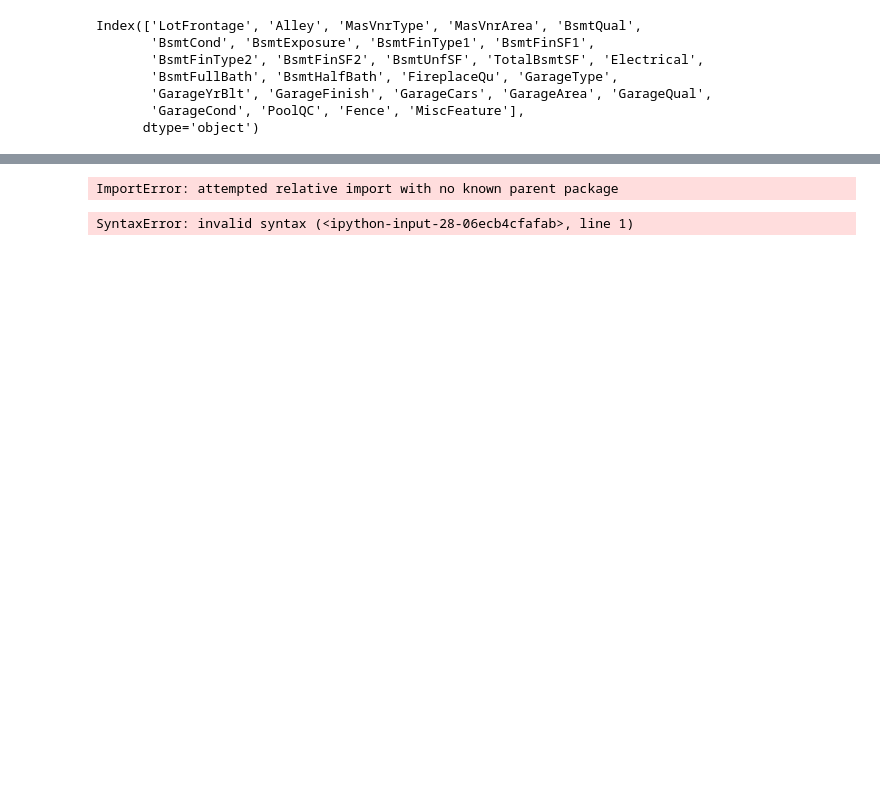
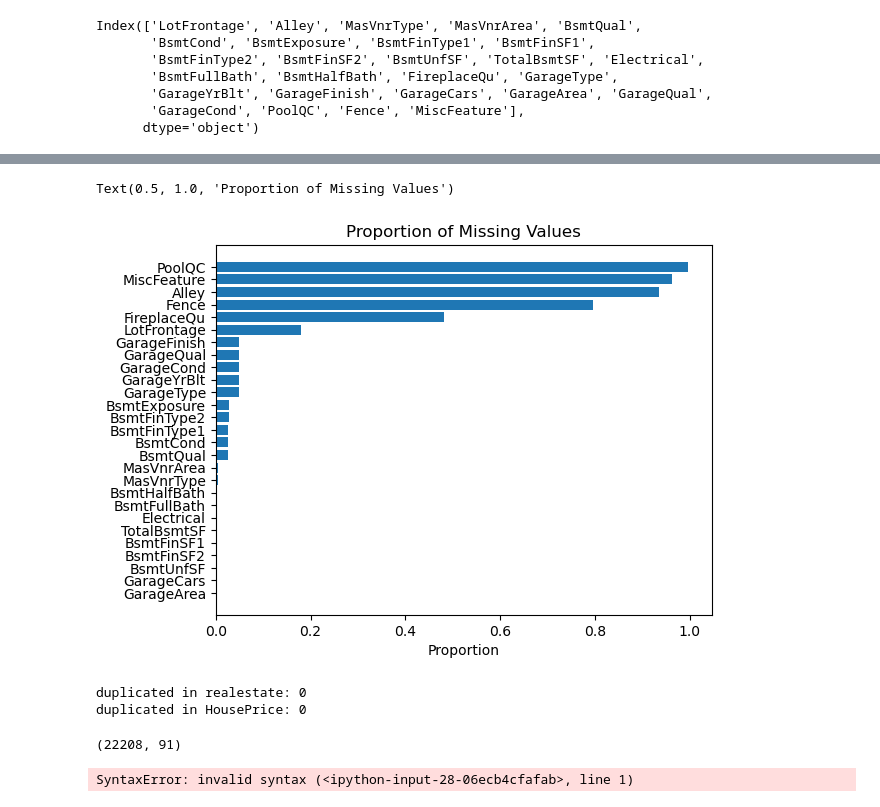
Before and after one commit to qwang27/Ames_Housing_ML, a Jupyter notebook: data_cleaning.ipynb, the cells around one changed output, grey strips where cells are left out. Cells and saved outputs as stored; diff of their text form; code cells hidden in the pictures; blank space fills up the shorter version.

Commit message:
more data cleaning

```diff
--- a/data_cleaning.ipynb
+++ b/data_cleaning.ipynb
@@ -220,4 +163,26 @@ dtype: int64
+# %%
+prop_miss = HousePrice.isna().mean().sort_values()
+prop_miss = prop_miss[prop_miss>0].reset_index()
+prop_miss.columns = ["Variable","Proportion missing" ]
+plt.rcdefaults()
+fig,ax = plt.subplots()
+
+ax.barh(prop_miss["Variable"], prop_miss["Proportion missing"])
+ax.set_xlabel("Proportion")
+ax.set_title("Proportion of Missing Values")
+# %% [output]
+Text(0.5, 1.0, 'Proportion of Missing Values')
+[figure, added]
 # %%
+#check if there are any duplicated data
+print('duplicated in realestate: {}'.format(realestate.duplicated().sum()))
+print('duplicated in HousePrice: {}'.format(HousePrice.duplicated().sum()))
+
+#keep only unique rows in realestate data
+realestate = realestate.drop_duplicates()
+realestate.shape
 # %% [output]
-ImportError: attempted relative import with no known parent package
+duplicated in realestate: 0
+duplicated in HousePrice: 0
+(22208, 91)
 # %%
```
Also changed, not shown: parts of 16 cells of this notebook.
